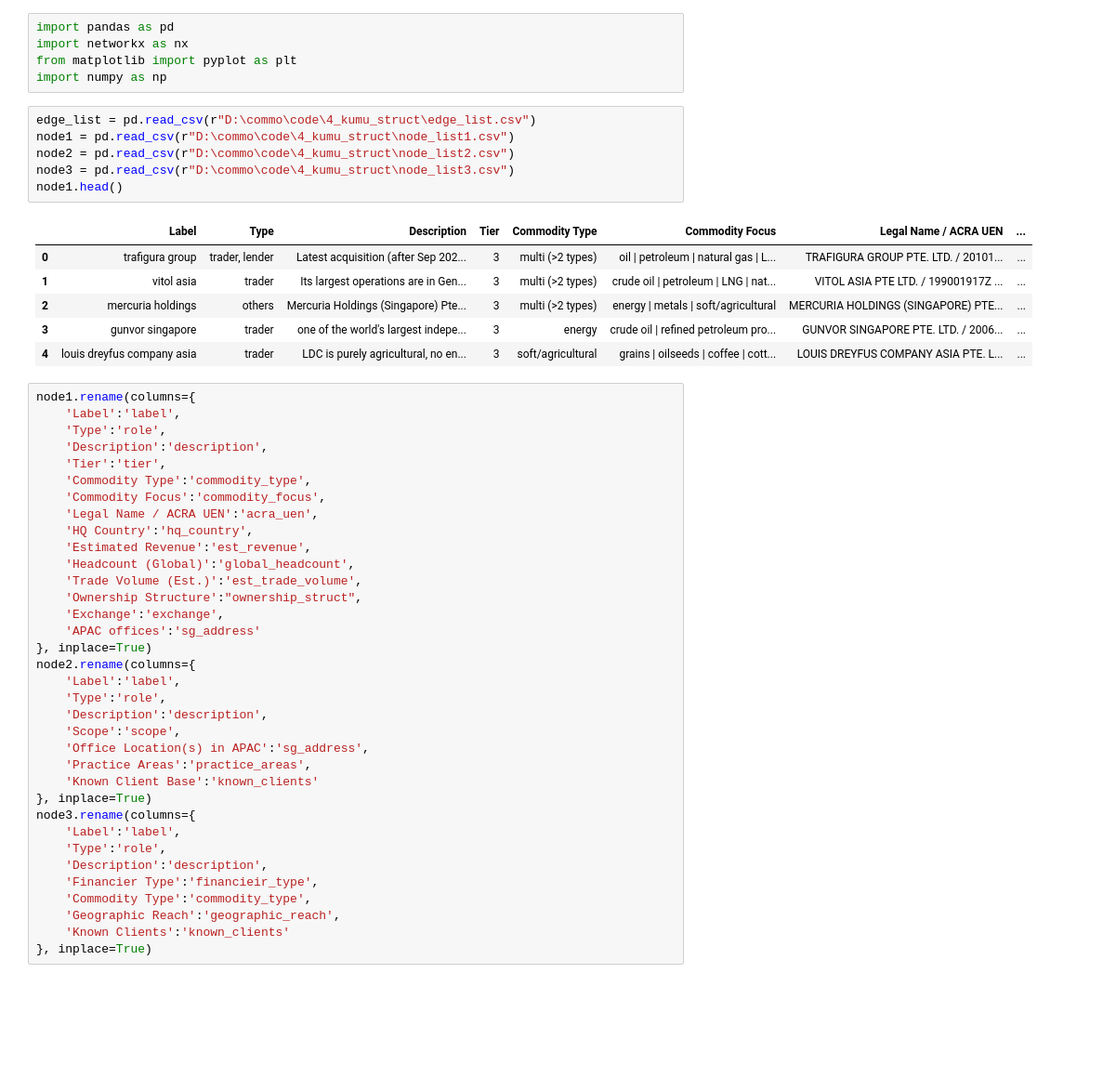
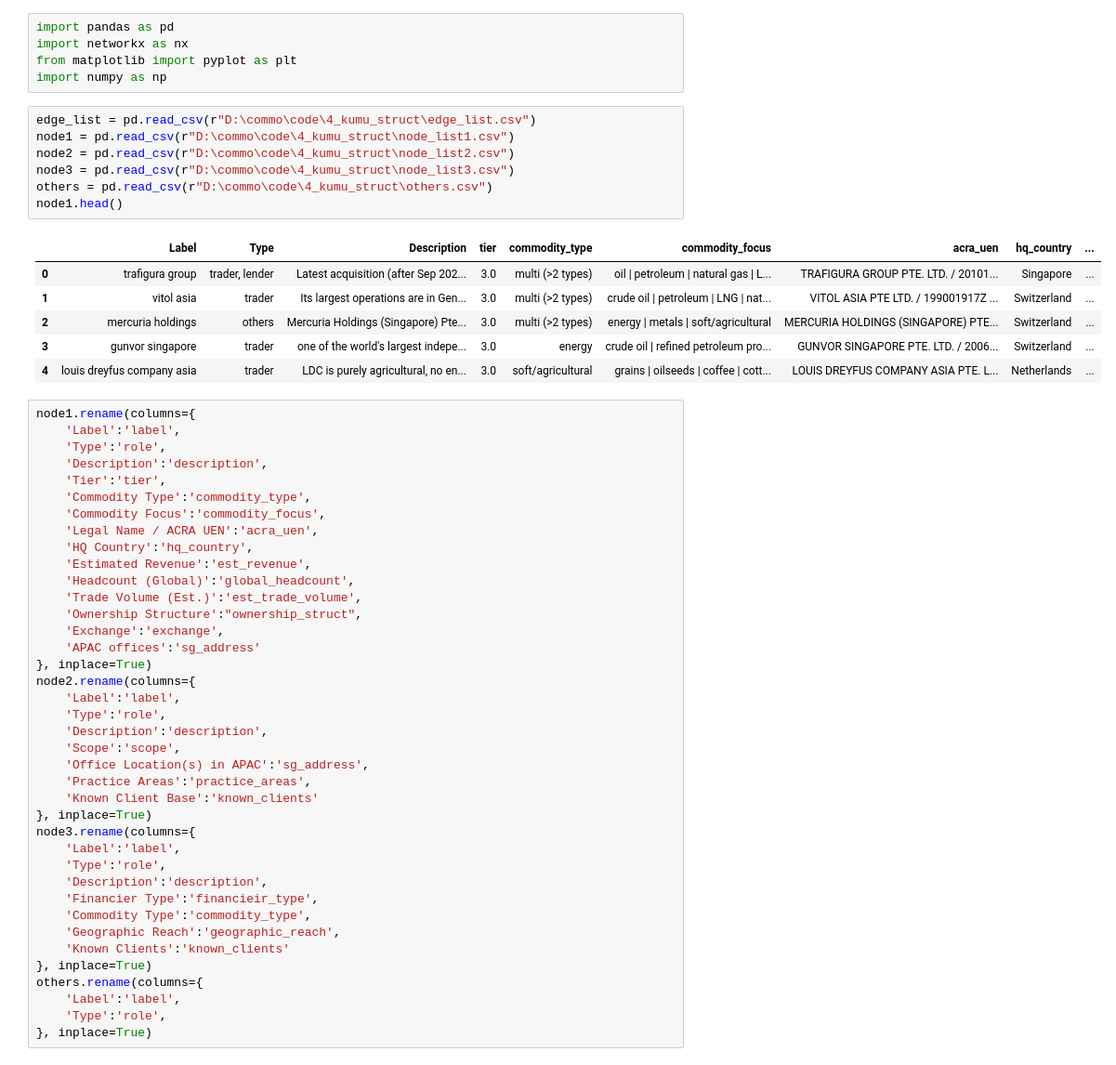
Before and after one commit to Mona212004/sna_trader_financier_lawyer, a Jupyter notebook: network_analysis/network_analysis.ipynb, the cells around one changed output. Shown at 93% size. Cells and saved outputs as stored; diff of their text form; blank space fills up the shorter version.

```diff
--- a/network_analysis/network_analysis.ipynb
+++ b/network_analysis/network_analysis.ipynb
@@ -6,16 +6,17 @@ import numpy as np
 # %%
 edge_list = pd.read_csv(r"D:\commo\code\4_kumu_struct\edge_list.csv")
 node1 = pd.read_csv(r"D:\commo\code\4_kumu_struct\node_list1.csv")
 node2 = pd.read_csv(r"D:\commo\code\4_kumu_struct\node_list2.csv")
 node3 = pd.read_csv(r"D:\commo\code\4_kumu_struct\node_list3.csv")
+others = pd.read_csv(r"D:\commo\code\4_kumu_struct\others.csv")
 node1.head()
 # %% [output]
-|  | Label | Type | Description | Tier | Commodity Type | Commodity Focus | Legal Name / ACRA UEN | ... |
-| 0 | trafigura group | trader, lender | Latest acquisition (after Sep 202... | 3 | multi (>2 types) | oil | petroleum | natural gas | L... | TRAFIGURA GROUP PTE. LTD. / 20101... | ... |
-| 1 | vitol asia | trader | Its largest operations are in Gen... | 3 | multi (>2 types) | crude oil | petroleum | LNG | nat... | VITOL ASIA PTE LTD. / 199001917Z ... | ... |
-| 2 | mercuria holdings | others | Mercuria Holdings (Singapore) Pte... | 3 | multi (>2 types) | energy | metals | soft/agricultural | MERCURIA HOLDINGS (SINGAPORE) PTE... | ... |
-| 3 | gunvor singapore | trader | one of the world's largest indepe... | 3 | energy | crude oil | refined petroleum pro... | GUNVOR SINGAPORE PTE. LTD. / 2006... | ... |
-| 4 | louis dreyfus company asia | trader | LDC is purely agricultural, no en... | 3 | soft/agricultural | grains | oilseeds | coffee | cott... | LOUIS DREYFUS COMPANY ASIA PTE. L... | ... |
+|  | Label | Type | Description | tier | commodity_type | commodity_focus | acra_uen | hq_country | ... |
+| 0 | trafigura group | trader, lender | Latest acquisition (after Sep 202... | 3.0 | multi (>2 types) | oil | petroleum | natural gas | L... | TRAFIGURA GROUP PTE. LTD. / 20101... | Singapore | ... |
+| 1 | vitol asia | trader | Its largest operations are in Gen... | 3.0 | multi (>2 types) | crude oil | petroleum | LNG | nat... | VITOL ASIA PTE LTD. / 199001917Z ... | Switzerland | ... |
+| 2 | mercuria holdings | others | Mercuria Holdings (Singapore) Pte... | 3.0 | multi (>2 types) | energy | metals | soft/agricultural | MERCURIA HOLDINGS (SINGAPORE) PTE... | Switzerland | ... |
+| 3 | gunvor singapore | trader | one of the world's largest indepe... | 3.0 | energy | crude oil | refined petroleum pro... | GUNVOR SINGAPORE PTE. LTD. / 2006... | Switzerland | ... |
+| 4 | louis dreyfus company asia | trader | LDC is purely agricultural, no en... | 3.0 | soft/agricultural | grains | oilseeds | coffee | cott... | LOUIS DREYFUS COMPANY ASIA PTE. L... | Netherlands | ... |
 # %%
 node1.rename(columns={
     'Label':'label',
@@ -51,6 +52,10 @@ node3.rename(columns={
     'Geographic Reach':'geographic_reach',
     'Known Clients':'known_clients'
 }, inplace=True)
+others.rename(columns={
+    'Label':'label',
+    'Type':'role',
+}, inplace=True)
 # %%
 # create undirected graph
 UG = nx.Graph()
```
Also changed, not shown: parts of 16 cells of this notebook, 18 other files.
